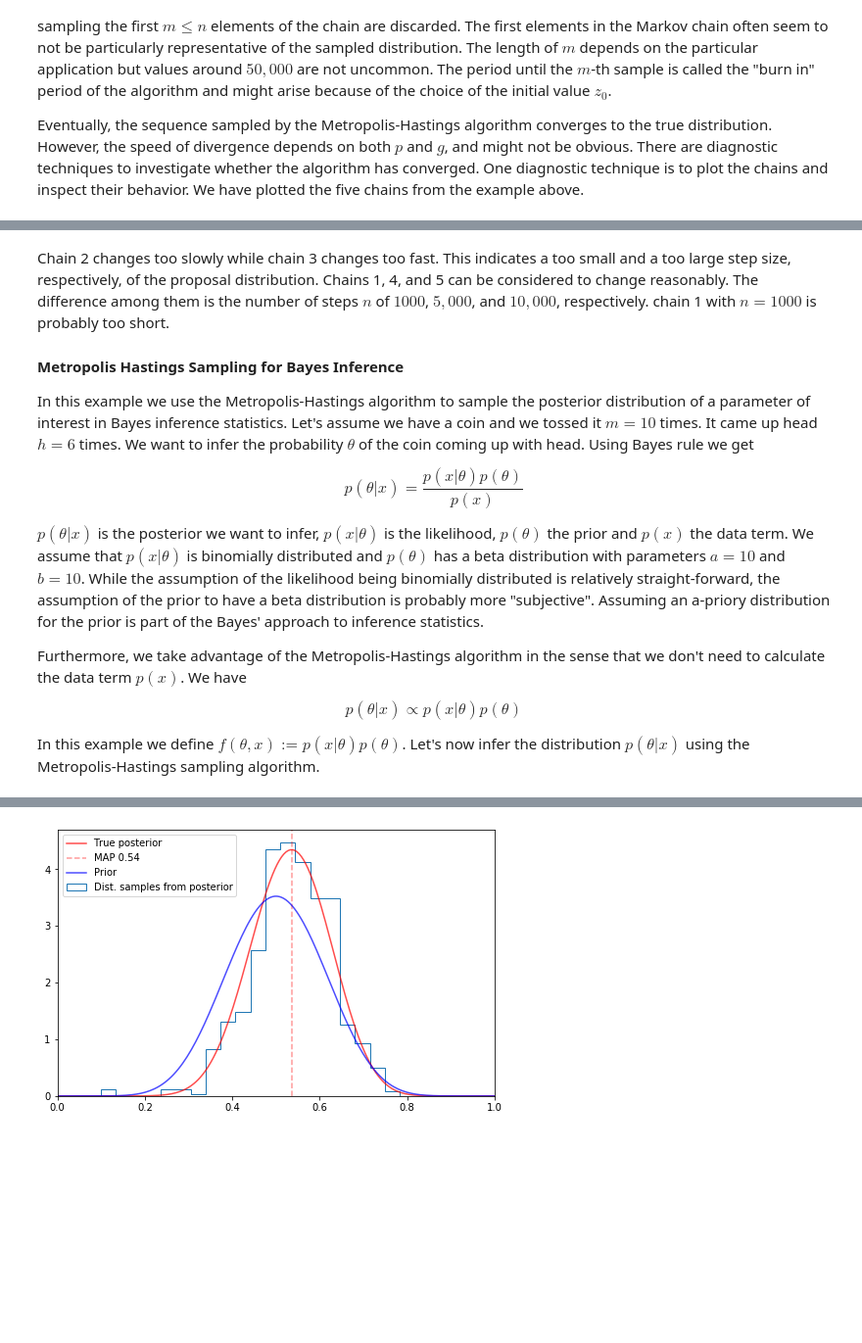
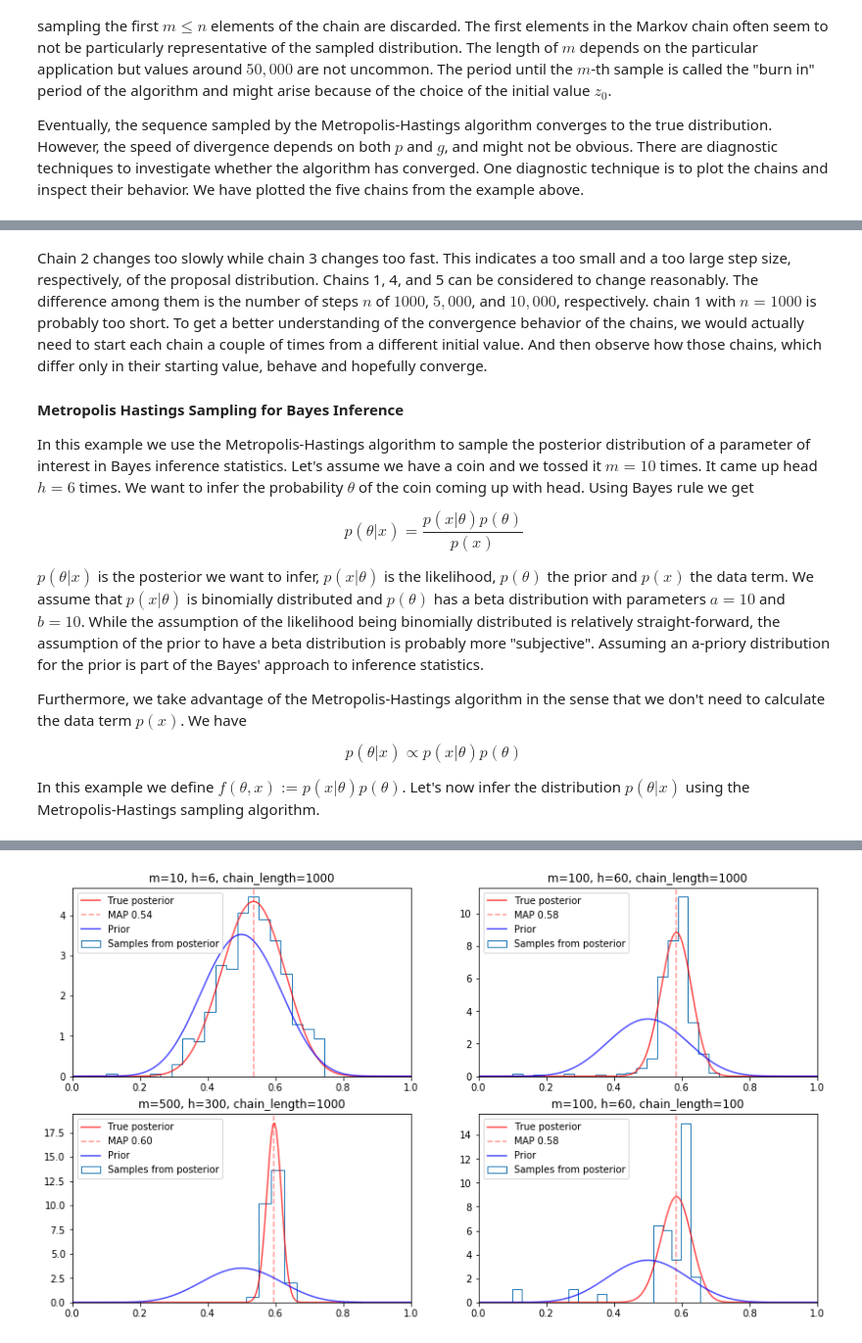
Before and after one commit to KaiserP/EmbracingUncertainty, a Jupyter notebook: random_number_generation.ipynb, the cells around one changed output, grey strips where cells are left out. Shown at 98% size. Cells and saved outputs as stored; diff of their text form; code cells hidden in the pictures; blank space fills up the shorter version.

```diff
--- a/random_number_generation.ipynb
+++ b/random_number_generation.ipynb
@@ -331,5 +331,5 @@ axs[1].legend();
 # %% [markdown]
-Chain 2 changes too slowly while chain 3 changes too fast. This indicates a too small and a too large step size, respectively, of the proposal distribution. Chains 1, 4, and 5 can be considered to change reasonably. The difference among them is the number of steps $n$ of $1000$, $5,000$, and $10,000$, respectively. chain 1 with $n=1000$ is probably too short.
+Chain 2 changes too slowly while chain 3 changes too fast. This indicates a too small and a too large step size, respectively, of the proposal distribution. Chains 1, 4, and 5 can be considered to change reasonably. The difference among them is the number of steps $n$ of $1000$, $5,000$, and $10,000$, respectively. chain 1 with $n=1000$ is probably too short. To get a better understanding of the convergence behavior of the chains, we would actually need to start each chain a couple of times from a different initial value. And then observe how those chains, which differ only in their starting value, behave and hopefully converge.
 
 #### Metropolis Hastings Sampling for Bayes Inference
 
@@ -345,22 +345,6 @@ $$ p(\theta | x) \propto p(x | \theta) p(\theta)$$
 
 In this example we define $f(\theta, x) := p(x | \theta) p(\theta)$. Let's now infer the distribution $p(\theta | x)$ using the Metropolis-Hastings sampling algorithm.
 # %%
-m = 10
-h = 6
-a = 10
-b = 10
-
-likelihood = stats.binom
-prior = stats.beta(a, b)
-uniform = RandUniform()
-g = stats.norm(0, 0.3)  # sigma defines step size of proposal distribution
-
-n_chain = 1000
-theta = np.zeros(n_chain+1)
-theta_t = 0.1  # t = 0
-theta[0] = theta_t
-
-
 def f(likelihood, prior, n: int, h: int, theta: float) -> float:
     if theta < 0 or theta > 1:
         return 0
@@ -368,23 +352,43 @@ def f(likelihood, prior, n: int, h: int, theta: float) -> float:
         return likelihood(n, theta).pmf(h)*prior.pdf(theta)
 
 
-for i in range(n_chain):
-    theta_prime = theta_t + g.rvs()
-    a_criterion = min(f(likelihood, prior, m, h, theta_prime)/f(likelihood, prior, m, h, theta_t), 1)
-    u = uniform.rvs(1)[0]
-    if u < a_criterion:
-        theta_t = theta_prime
-    theta[i+1] = theta_t
+def infer(ax, m:int, h: int, a: float = 10, b: float = 10, chain_length:int = 1000, theta_0=0.1):
 
-posterior_true = stats.beta(h + a, m + b - h)
-map_estimator = (h + a - 1) / (m + a + b - 2)
+    likelihood = stats.binom
+    prior = stats.beta(a, b)
+    uniform = RandUniform()
+    g = stats.norm(0, 0.3)  # sigma defines step size of proposal distribution
 
-plt.figure(figsize=(8, 5))
-t = np.linspace(0, 1, 200)
-plt.plot(t, posterior_true.pdf(t), alpha=0.7, c='red', label='True posterior')
-plt.axvline(map_estimator, c='red', linestyle='dashed', alpha=0.4, label=f'MAP {map:.2f}')
-plt.plot(t, prior.pdf(t), alpha=0.7, c='blue', label='Prior');
-plt.hist(theta, bins=20, histtype='step', density=True, label='Dist. samples from posterior');
-plt.xlim([0, 1]);
-plt.legend();
+    theta = np.zeros(chain_length + 1)
+    theta_t = theta_0  # t = 0
+    theta[0] = theta_t
+
+    for i in range(chain_length):
+        theta_prime = theta_t + g.rvs()
+        a_criterion = min(f(likelihood, prior, m, h, theta_prime)/f(likelihood, prior, m, h, theta_t), 1)
+        u = uniform.rvs(1)[0]
+        if u < a_criterion:
+            theta_t = theta_prime
+        theta[i+1] = theta_t
+
+    posterior_true = stats.beta(h + a, m + b - h)
+    map_estimator = (h + a - 1) / (m + a + b - 2)
+
+    t = np.linspace(0, 1, 200)
+    ax.plot(t, posterior_true.pdf(t), alpha=0.7, c='red', label='True posterior')
+    ax.axvline(map_estimator, c='red', linestyle='dashed', alpha=0.4, label=f'MAP {map_estimator:.2f}')
+    ax.plot(t, prior.pdf(t), alpha=0.7, c='blue', label='Prior');
+    ax.hist(theta, bins=20, histtype='step', density=True, label='Samples from posterior');
+    ax.set_xlim([0, 1]);
+    ax.legend();
+    ax.set_title(f'm={m}, h={h}, chain_length={chain_length}')
+
+    return theta
+
+
+fig, axs = plt.subplots(2, 2, figsize=(14, 8))
+infer(axs[0, 0], m=10, h=6)
+infer(axs[0, 1], m=100, h=60)
+infer(axs[1, 0], m=500, h=300)
+infer(axs[1, 1], m=100, h=60, chain_length=100)
 # %% [output]
@@ -391 +412 @@ plt.legend();
-[figure, old version]
+[figure, new version]
```
Also changed, not shown: parts of 8 cells of this notebook.
